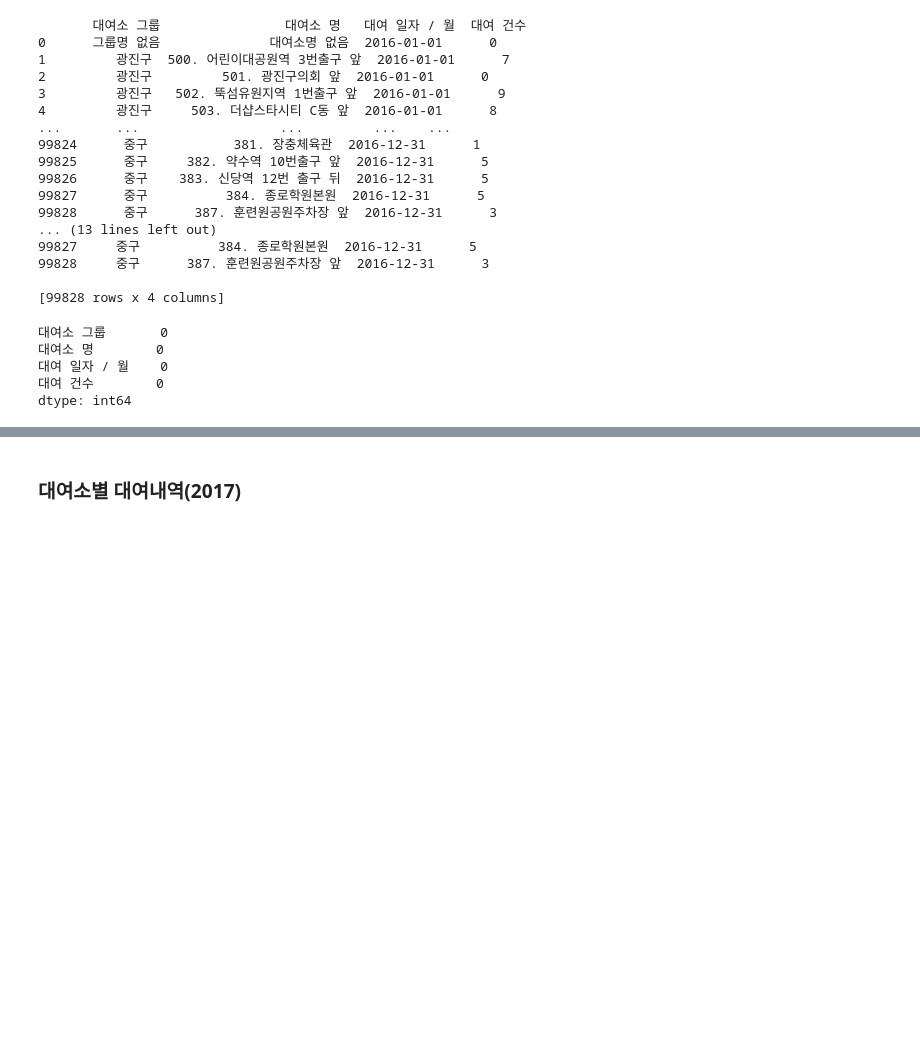
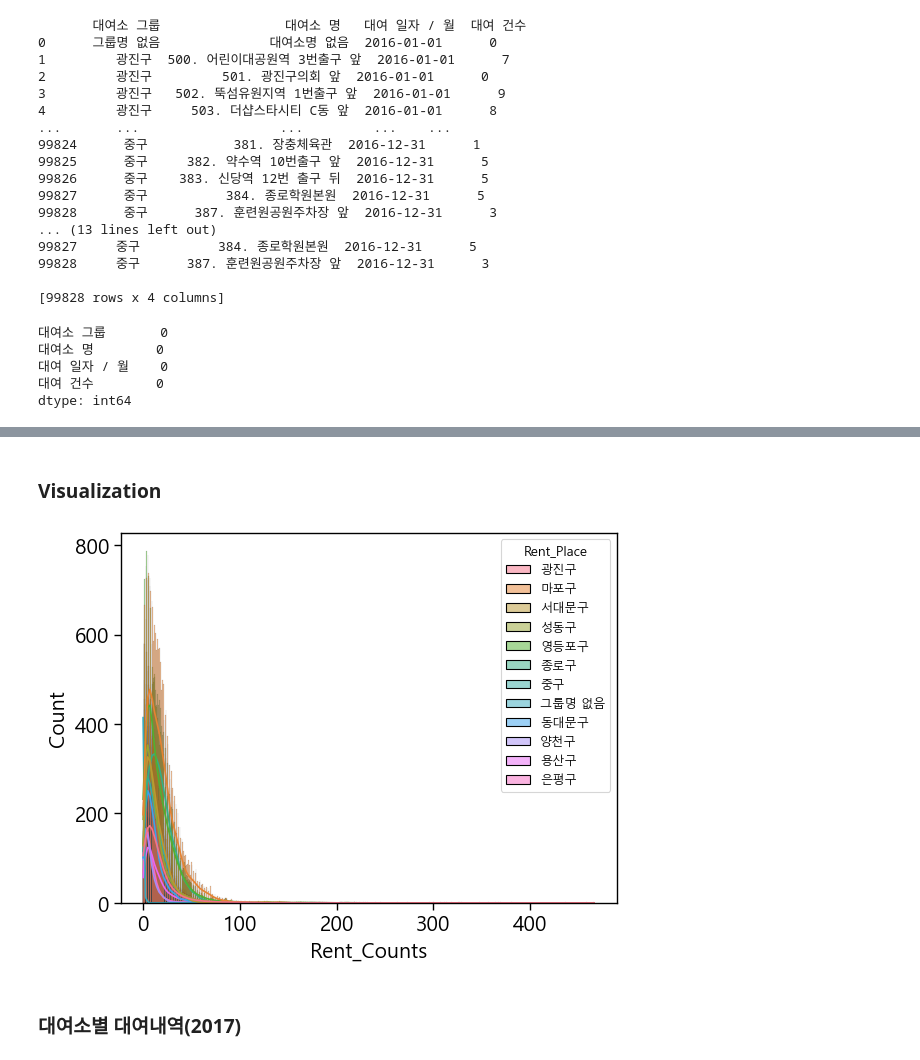
Before and after one commit to Nvuly/TeamProject_SeoulBicycle, a Jupyter notebook: 서울시 공공 자전거 csv 데이터 불러오기.ipynb, the cells around one changed output, grey strips where cells are left out. Drawn from its saved outputs; the diff is of its cells as text; code cells hidden in the pictures; blank space fills up the shorter version.

```diff
--- a/서울시 공공 자전거 csv 데이터 불러오기.ipynb
+++ b/서울시 공공 자전거 csv 데이터 불러오기.ipynb
@@ -188,0 +169,3 @@ dtype: int64
+# %%
+df_rent_2016.columns=['Rent_Place','Place_Name','Rent_Date', 'Rent_Counts']
+print(df_rent_2016)
@@ -189,3 +229,16 @@ dtype: int64
+# %% [markdown]
+### Visualization
+# %%
+sns.set_context('paper', # notebook, talk, poster
+                rc={'font.size':15,
+                    'xtick.labelsize':15,
+                    'ytick.labelsize':15,
+                    'axes.labelsize':15})
+
+sns.histplot(data=df_rent_2016, x='Rent_Counts', hue='Rent_Place',kde=True)
+plt.show()
+# %% [output]
+[figure, added]
 # %% [markdown]
 ### 대여소별 대여내역(2017)
 # %%
```
Also changed, not shown: parts of 8 cells of this notebook.
